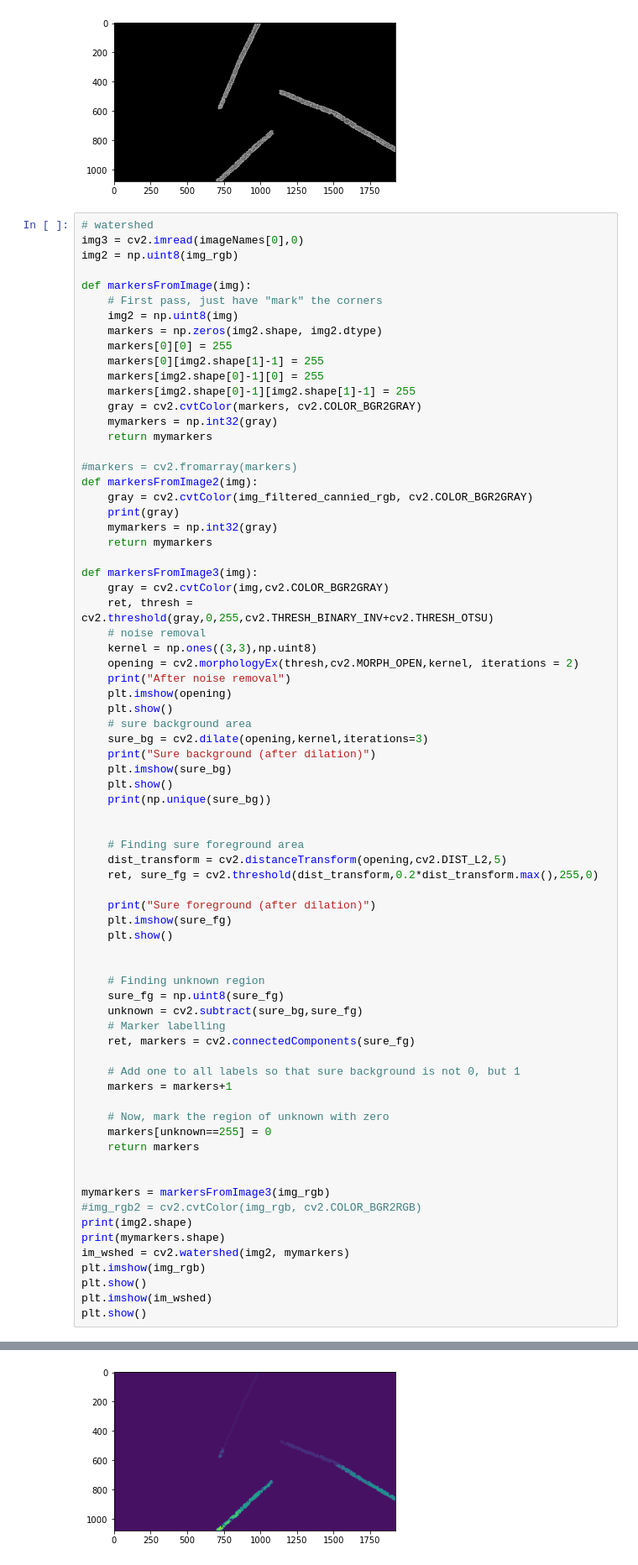
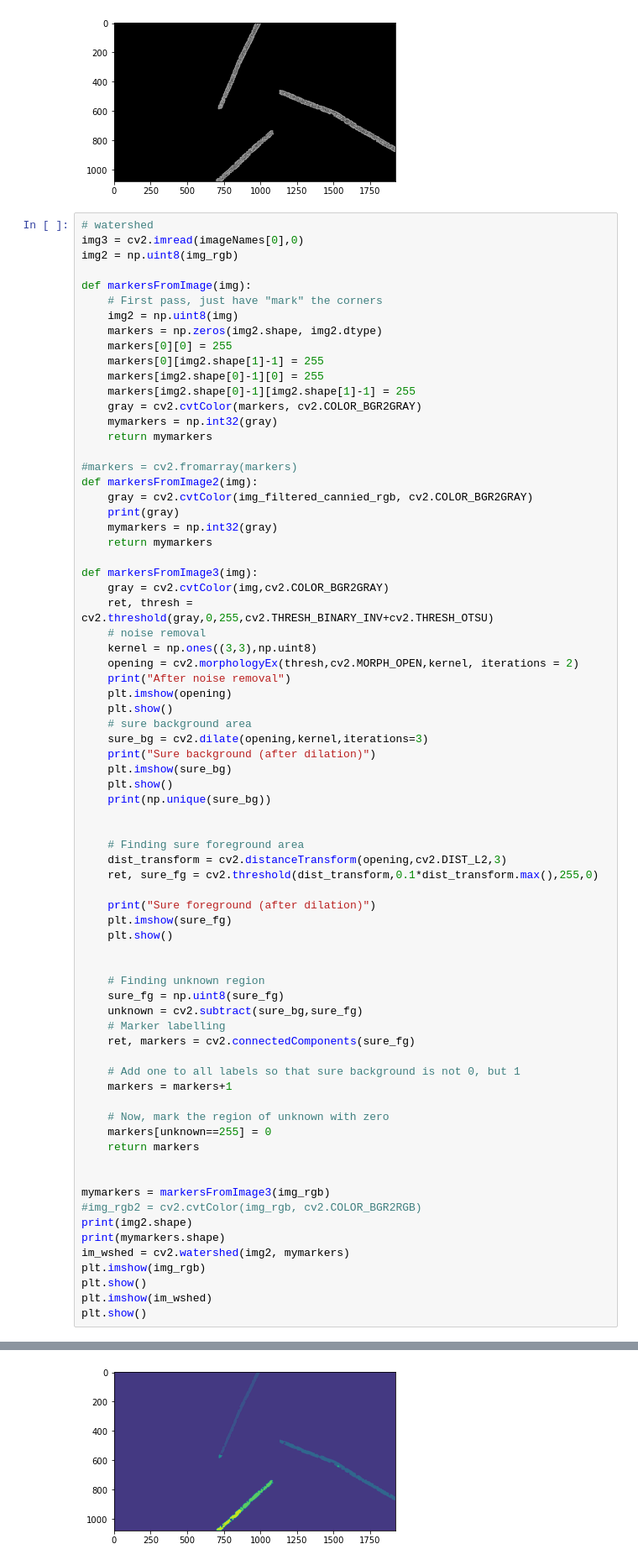
Before and after one commit to pamelaajohnston/micropics, a Jupyter notebook: micropictures.ipynb, the cells around one changed output, grey strips where cells are left out. Shown: that part at 84% size. Drawn from its saved outputs; the diff is of its cells as text.

Commit message:
Adding a new image processing method

```diff
--- a/micropictures.ipynb
+++ b/micropictures.ipynb
@@ -218,8 +218,8 @@ def markersFromImage3(img):
 
 
     # Finding sure foreground area
-    dist_transform = cv2.distanceTransform(opening,cv2.DIST_L2,5)
-    ret, sure_fg = cv2.threshold(dist_transform,0.2*dist_transform.max(),255,0)
+    dist_transform = cv2.distanceTransform(opening,cv2.DIST_L2,3)
+    ret, sure_fg = cv2.threshold(dist_transform,0.1*dist_transform.max(),255,0)
 
     print("Sure foreground (after dilation)")
     plt.imshow(sure_fg)
@@ -260,7 +260,7 @@ Sure foreground (after dilation)
 (1080, 1920, 3)
 (1080, 1920)
 [figure]
-[figure, old version]
+[figure, new version]
 # %%
 def processImage5(inFile, outDir):
     d, b = os.path.split(inFile)
```
Also changed, not shown: parts of 1 cell of this notebook, 1 other file.
